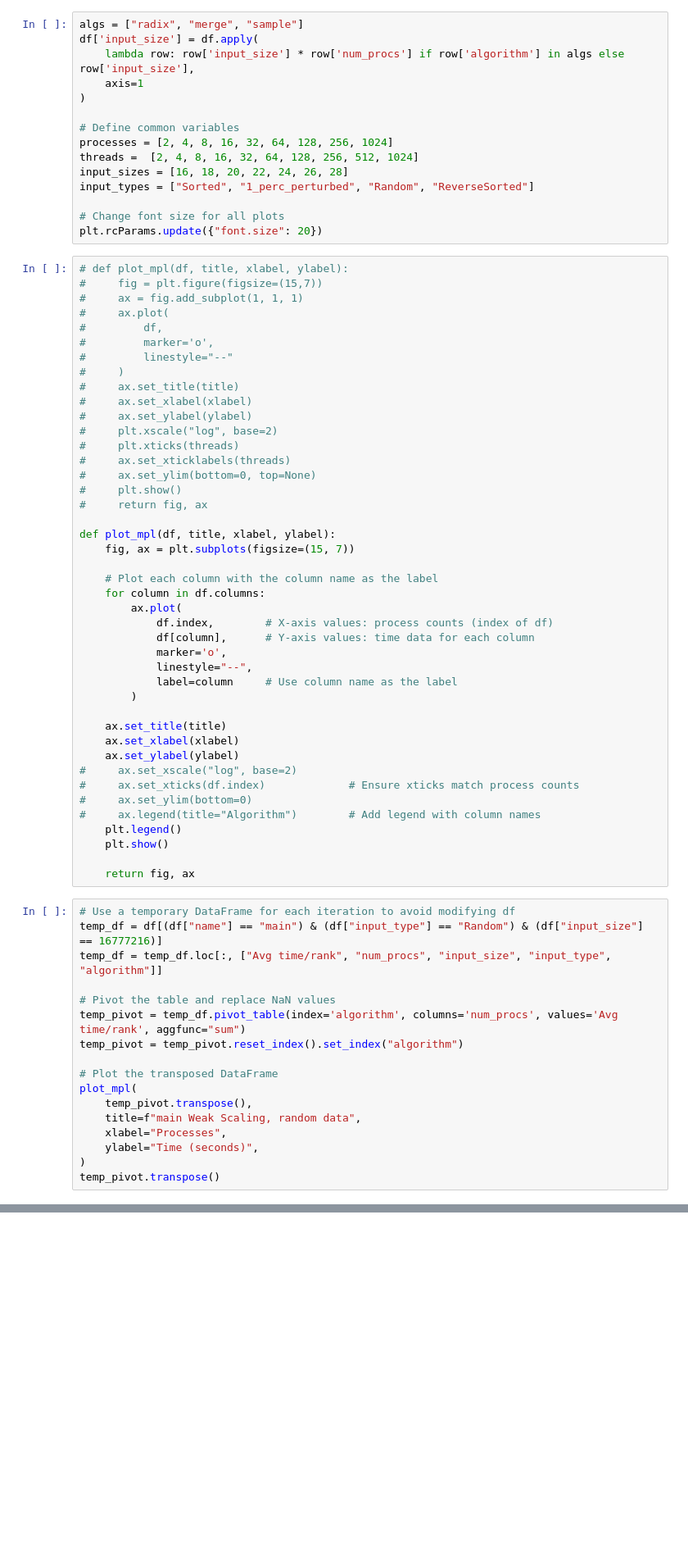
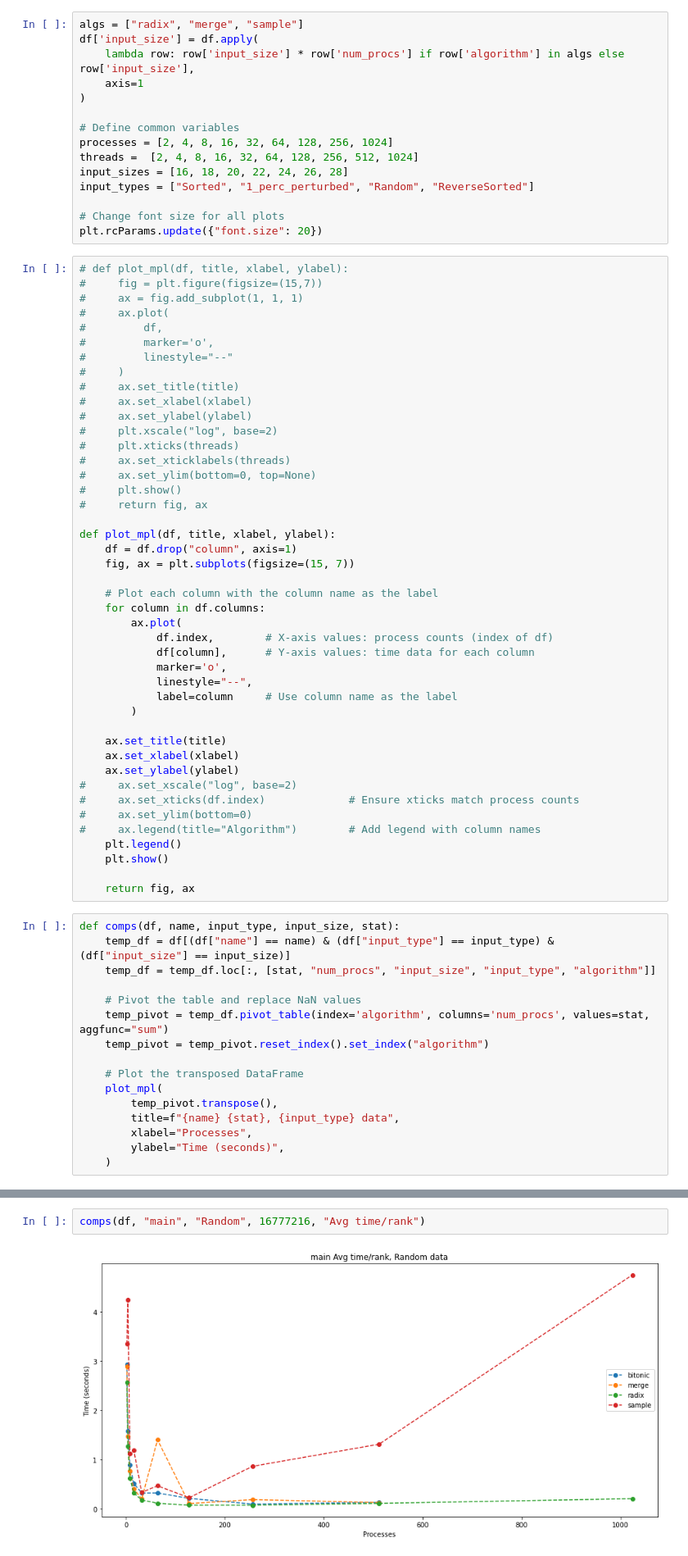
Before and after one commit to anjali-hole/Project_2024-honors-group3, a Jupyter notebook: all_compare.ipynb, the cells around one changed output, grey strips where cells are left out. Shown at 82% size. Drawn from its saved outputs; the diff is of its cells as text; blank space fills up the shorter version.

```diff
--- a/all_compare.ipynb
+++ b/all_compare.ipynb
@@ -102,6 +102,7 @@ plt.rcParams.update({"font.size": 20})
 #     return fig, ax
 
 def plot_mpl(df, title, xlabel, ylabel):
+    df = df.drop("column", axis=1)
     fig, ax = plt.subplots(figsize=(15, 7))
 
     # Plot each column with the column name as the label
@@ -126,19 +127,18 @@ def plot_mpl(df, title, xlabel, ylabel):
 
     return fig, ax
 # %%
-# Use a temporary DataFrame for each iteration to avoid modifying df
-temp_df = df[(df["name"] == "main") & (df["input_type"] == "Random") & (df["input_size"] == 16777216)]
-temp_df = temp_df.loc[:, ["Avg time/rank", "num_procs", "input_size", "input_type", "algorithm"]]
+def comps(df, name, input_type, input_size, stat):
+    temp_df = df[(df["name"] == name) & (df["input_type"] == input_type) & (df["input_size"] == input_size)]
+    temp_df = temp_df.loc[:, [stat, "num_procs", "input_size", "input_type", "algorithm"]]
 
-# Pivot the table and replace NaN values
-temp_pivot = temp_df.pivot_table(index='algorithm', columns='num_procs', values='Avg time/rank', aggfunc="sum")
-temp_pivot = temp_pivot.reset_index().set_index("algorithm")
+    # Pivot the table and replace NaN values
+    temp_pivot = temp_df.pivot_table(index='algorithm', columns='num_procs', values=stat, aggfunc="sum")
+    temp_pivot = temp_pivot.reset_index().set_index("algorithm")
 
-# Plot the transposed DataFrame
-plot_mpl(
-    temp_pivot.transpose(),
-    title=f"main Weak Scaling, random data",
-    xlabel="Processes",
-    ylabel="Time (seconds)",
-)
-temp_pivot.transpose()
+    # Plot the transposed DataFrame
+    plot_mpl(
+        temp_pivot.transpose(),
+        title=f"{name} {stat}, {input_type} data",
+        xlabel="Processes",
+        ylabel="Time (seconds)",
+    )
@@ -158,0 +145,4 @@ temp_pivot.transpose()
+# %%
+comps(df, "main", "Random", 16777216, "Avg time/rank")
+# %% [output]
+[figure, added]
```
Also changed, not shown: parts of 6 cells of this notebook.
